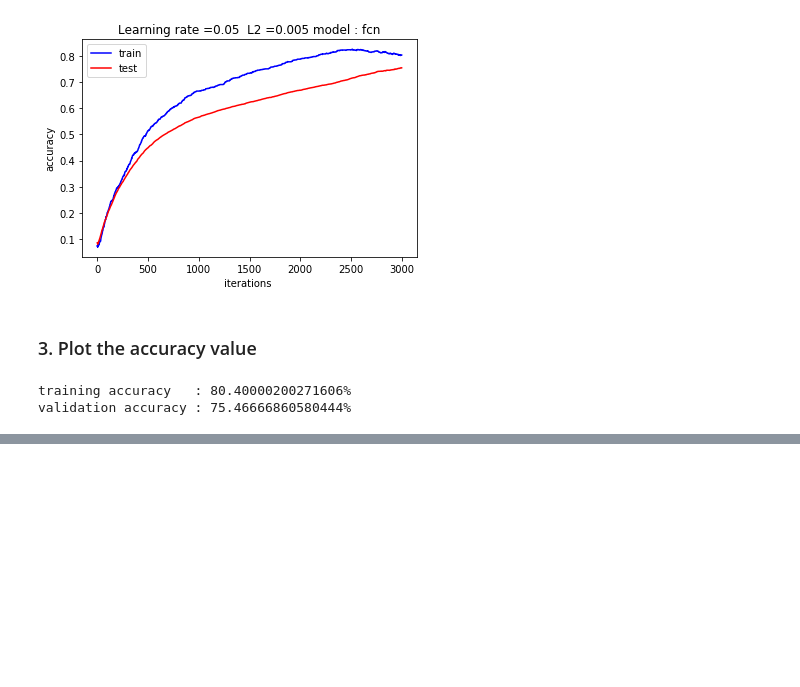
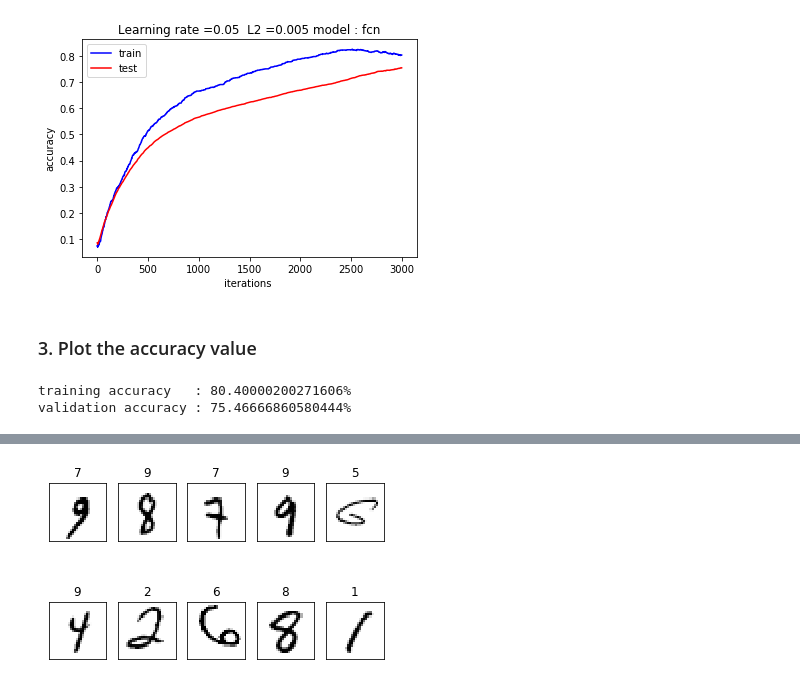
Before and after one commit to YoungsooNa/ML, a Jupyter notebook: Assignment_10/Assignment10.ipynb, the cells around one changed output, grey strips where cells are left out. Drawn from its saved outputs; the diff is of its cells as text; code cells hidden in the pictures; blank space fills up the shorter version.

```diff
--- a/Assignment_10/Assignment10.ipynb
+++ b/Assignment_10/Assignment10.ipynb
@@ -276,0 +315,4 @@ validation accuracy : 75.46666860580444%
+# %%
+show_index(wrong_index)
+# %% [output]
+[figure, added]
```
Also changed, not shown: parts of 5 cells of this notebook.
